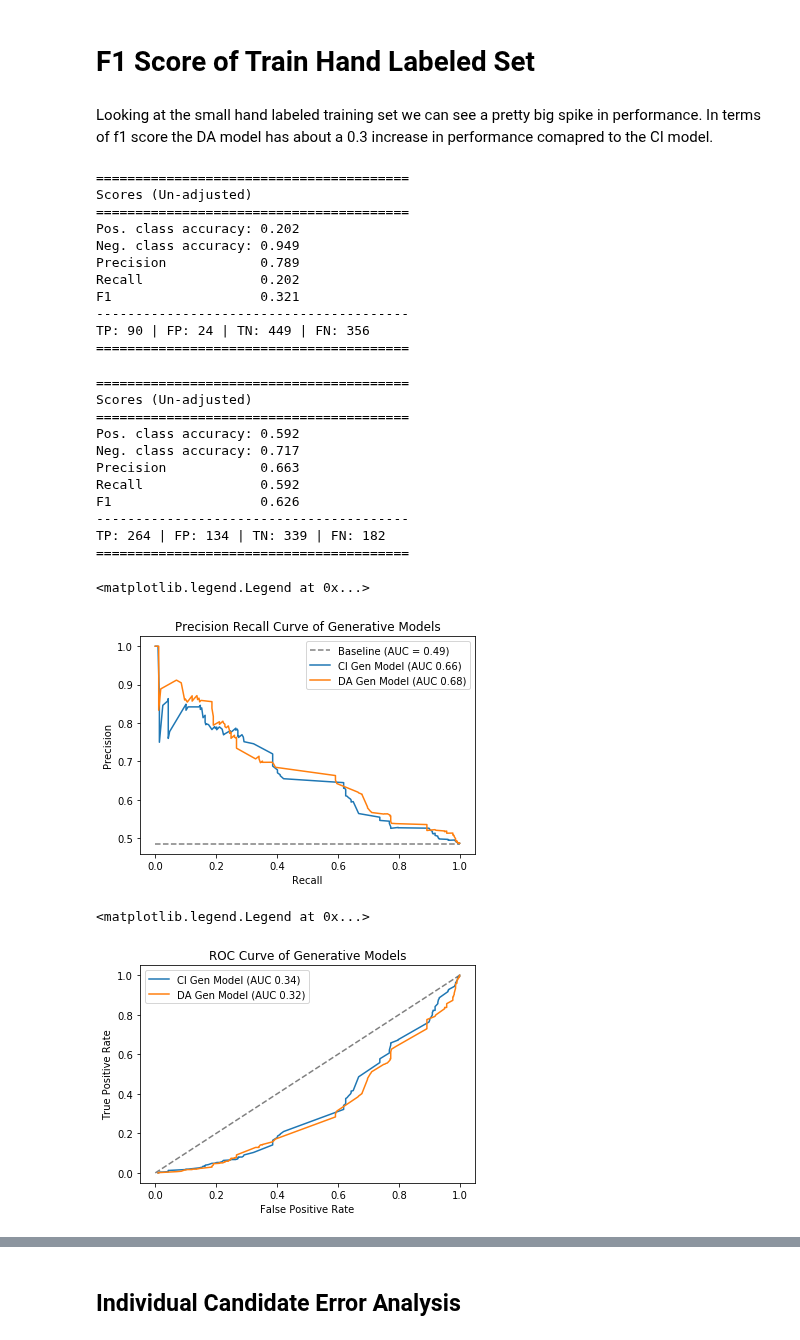
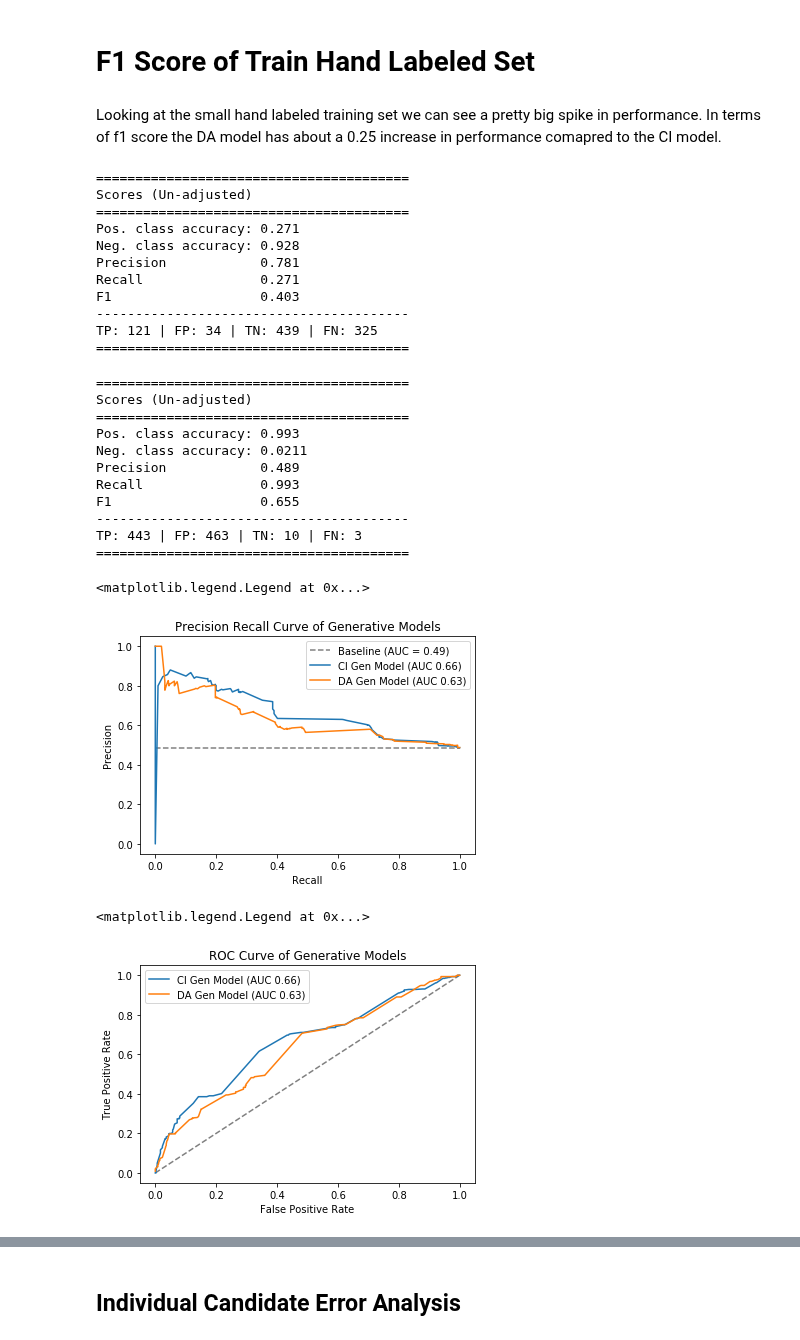
Before and after one commit to greenelab/snorkeling, a Jupyter notebook: All_Relationships/3.model-label-functions.ipynb, the cells around one changed output, grey strips where cells are left out. Cells and saved outputs as stored; diff of their text form; code cells hidden in the pictures.

```diff
--- a/All_Relationships/3.model-label-functions.ipynb
+++ b/All_Relationships/3.model-label-functions.ipynb
@@ -85,6 +82,7 @@ train_candidate_ids[0:10]
 # %%
 dev_data_df = pd.read_excel("data/sentence-labels-dev-hand-labeled.xlsx")
 dev_data_df = dev_data_df[dev_data_df.curated_dsh.notnull()]
+dev_data_df = dev_data_df.sort_values("candidate_id")
 dev_candidate_ids = list(map(int, dev_data_df.candidate_id.values))
 print("Total Hand Labeled Dev Sentences: {}".format(len(dev_candidate_ids)))
 # %% [output]
@@ -140,7 +138,7 @@ The following code below trains two different generative models. One model follo
 indep_gen_model = GenerativeModel()
 indep_gen_model.train(
     L_train,
-    epochs=30,
+    epochs=40,
     decay=0.95,
     step_size=0.1 / L_train.shape[0],
     reg_param=1e-6,
@@ -298,7 +296,7 @@ plt.legend()
 # %%
 plt.plot([0,1], [0,1], linestyle='--', color='grey')
 for marginal, model_label in zip([L_dev_ci_marginals, L_dev_da_marginals], ["CI Gen Model (AUC {:.2f})", "DA Gen Model (AUC {:.2f})"]):
-    tpr, fpr, threshold = roc_curve(dev_data_labels, marginal)
+    fpr, tpr, threshold = roc_curve(dev_data_labels, marginal)
     area = auc(fpr, tpr)
     plt.plot(fpr, tpr, label=model_label.format(area))
 plt.title("ROC Curve of Generative Models")
@@ -311,20 +330,20 @@ plt.legend()
 # %% [markdown]
 # F1 Score of Train Hand Labeled Set
 # %% [markdown]
-Looking at the small hand labeled training set we can see a pretty big spike in performance. In terms of f1 score the DA model has about a 0.3 increase in performance comapred to the CI model.
+Looking at the small hand labeled training set we can see a pretty big spike in performance. In terms of f1 score the DA model has about a 0.25 increase in performance comapred to the CI model.
 # %%
 _ = indep_gen_model.error_analysis(session, L_train_labeled, L_train_labeled_gold)
 # %% [output]
 ========================================
 Scores (Un-adjusted)
 ========================================
-Pos. class accuracy: 0.202
-Neg. class accuracy: 0.949
-Precision            0.789
-Recall               0.202
-F1                   0.321
+Pos. class accuracy: 0.271
+Neg. class accuracy: 0.928
+Precision            0.781
+Recall               0.271
+F1                   0.403
 ----------------------------------------
-TP: 90 | FP: 24 | TN: 449 | FN: 356
+TP: 121 | FP: 34 | TN: 439 | FN: 325
 ========================================
 # %%
 tp, fp, tn, fn = gen_model.error_analysis(session, L_train_labeled, L_train_labeled_gold)
@@ -332,13 +351,13 @@ tp, fp, tn, fn = gen_model.error_analysis(session, L_train_labeled, L_train_labe
 ========================================
 Scores (Un-adjusted)
 ========================================
-Pos. class accuracy: 0.592
-Neg. class accuracy: 0.717
-Precision            0.663
-Recall               0.592
-F1                   0.626
+Pos. class accuracy: 0.993
+Neg. class accuracy: 0.0211
+Precision            0.489
+Recall               0.993
+F1                   0.655
 ----------------------------------------
-TP: 264 | FP: 134 | TN: 339 | FN: 182
+TP: 443 | FP: 463 | TN: 10 | FN: 3
 ========================================
 # %%
 L_train_ci_marginals = indep_gen_model.marginals(L_train_labeled)
@@ -360,17 +379,17 @@ plt.ylabel("Precision")
 plt.legend()
 # %% [output]
 <matplotlib.legend.Legend at 0x...>
-[figure, old version]
+[figure, new version]
 # %%
 plt.plot([0,1], [0,1], linestyle='--', color='grey')
 for marginal, model_label in zip([L_train_ci_marginals, L_train_da_marginals], ["CI Gen Model (AUC {:.2f})", "DA Gen Model (AUC {:.2f})"]):
-    tpr, fpr, threshold = roc_curve(L_train_labeled_gold.data, marginal)
+    fpr, tpr, threshold = roc_curve(L_train_labeled_gold.data, marginal)
     area = auc(fpr, tpr)
     plt.plot(fpr, tpr, label=model_label.format(area))
 plt.title("ROC Curve of Generative Models")
 plt.xlabel("False Positive Rate")
 plt.ylabel("True Positive Rate")
 plt.legend()
 # %% [output]
 <matplotlib.legend.Legend at 0x...>
-[figure, old version]
+[figure, new version]
```
Also changed, not shown: parts of 20 cells of this notebook, 4 other files.
